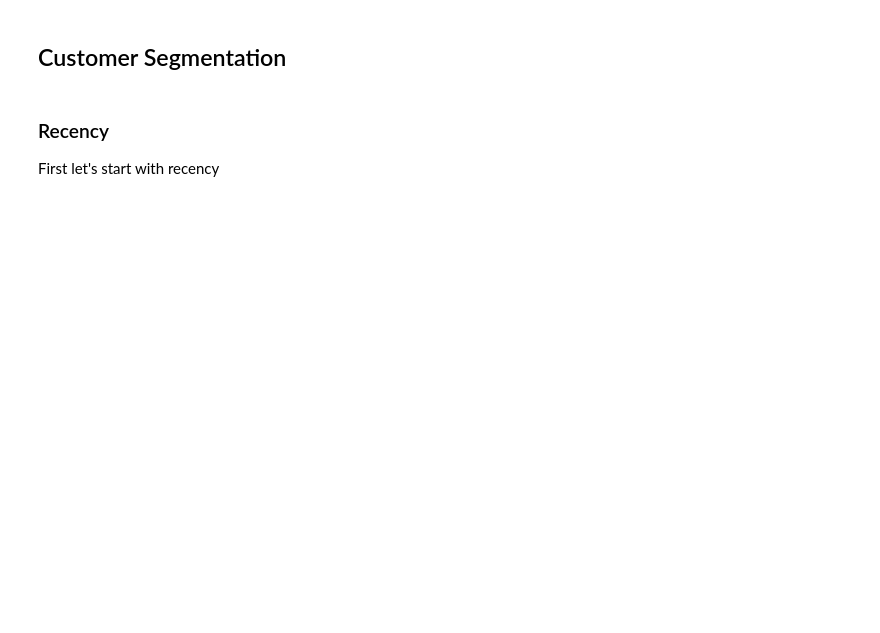
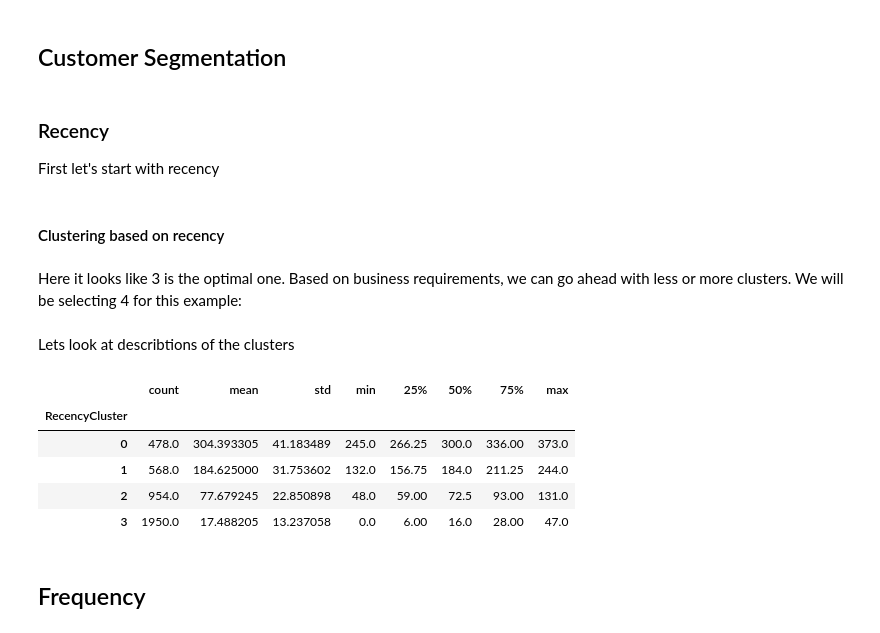
Before and after one commit to elmondhir/customer-segmentation-tuto, a Jupyter notebook: customer_segmentation.ipynb, the cells around one changed output. Cells and saved outputs as stored; diff of their text form; code cells hidden in the pictures; blank space fills up the shorter version.

```diff
--- a/customer_segmentation.ipynb
+++ b/customer_segmentation.ipynb
@@ -51,3 +54,5 @@ plot_layout = go.Layout(
     )
 fig = go.Figure(data=plot_data, layout=plot_layout)
 pyoff.iplot(fig)
+# %% [markdown]
+#### Clustering based on recency
@@ -53,0 +91,33 @@ pyoff.iplot(fig)
+# %% [markdown]
+Here it looks like 3 is the optimal one. Based on business requirements, we can go ahead with less or more clusters. We will be selecting 4 for this example:
+# %%
+#build 4 clusters for recency and add it to dataframe
+kmeans = KMeans(n_clusters=4)
+kmeans.fit(df_user[['Recency']])
+df_user['RecencyCluster'] = kmeans.predict(df_user[['Recency']])
+
+#function for ordering cluster numbers
+def order_cluster(cluster_field_name, target_field_name,df,ascending):
+    new_cluster_field_name = 'new_' + cluster_field_name
+    df_new = df.groupby(cluster_field_name)[target_field_name].mean().reset_index()
+    df_new = df_new.sort_values(by=target_field_name,ascending=ascending).reset_index(drop=True)
+    df_new['index'] = df_new.index
+    df_final = pd.merge(df,df_new[[cluster_field_name,'index']], on=cluster_field_name)
+    df_final = df_final.drop([cluster_field_name],axis=1)
+    df_final = df_final.rename(columns={"index":cluster_field_name})
+    return df_final
+
+df_user = order_cluster('RecencyCluster', 'Recency',df_user,False)
+# %% [markdown]
+Lets look at describtions of the clusters
+# %%
+df_user.groupby("RecencyCluster")['Recency'].describe()
+# %% [output]
+|  | count | mean | std | min | 25% | 50% | 75% | max |
+| RecencyCluster |  |  |  |  |  |  |  |  |
+| 0 | 478.0 | 304.393305 | 41.183489 | 245.0 | 266.25 | 300.0 | 336.00 | 373.0 |
+| 1 | 568.0 | 184.625000 | 31.753602 | 132.0 | 156.75 | 184.0 | 211.25 | 244.0 |
+| 2 | 954.0 | 77.679245 | 22.850898 | 48.0 | 59.00 | 72.5 | 93.00 | 131.0 |
+| 3 | 1950.0 | 17.488205 | 13.237058 | 0.0 | 6.00 | 16.0 | 28.00 | 47.0 |
+# %% [markdown]
+## Frequency
```
Also changed, not shown: parts of 3 cells of this notebook.
